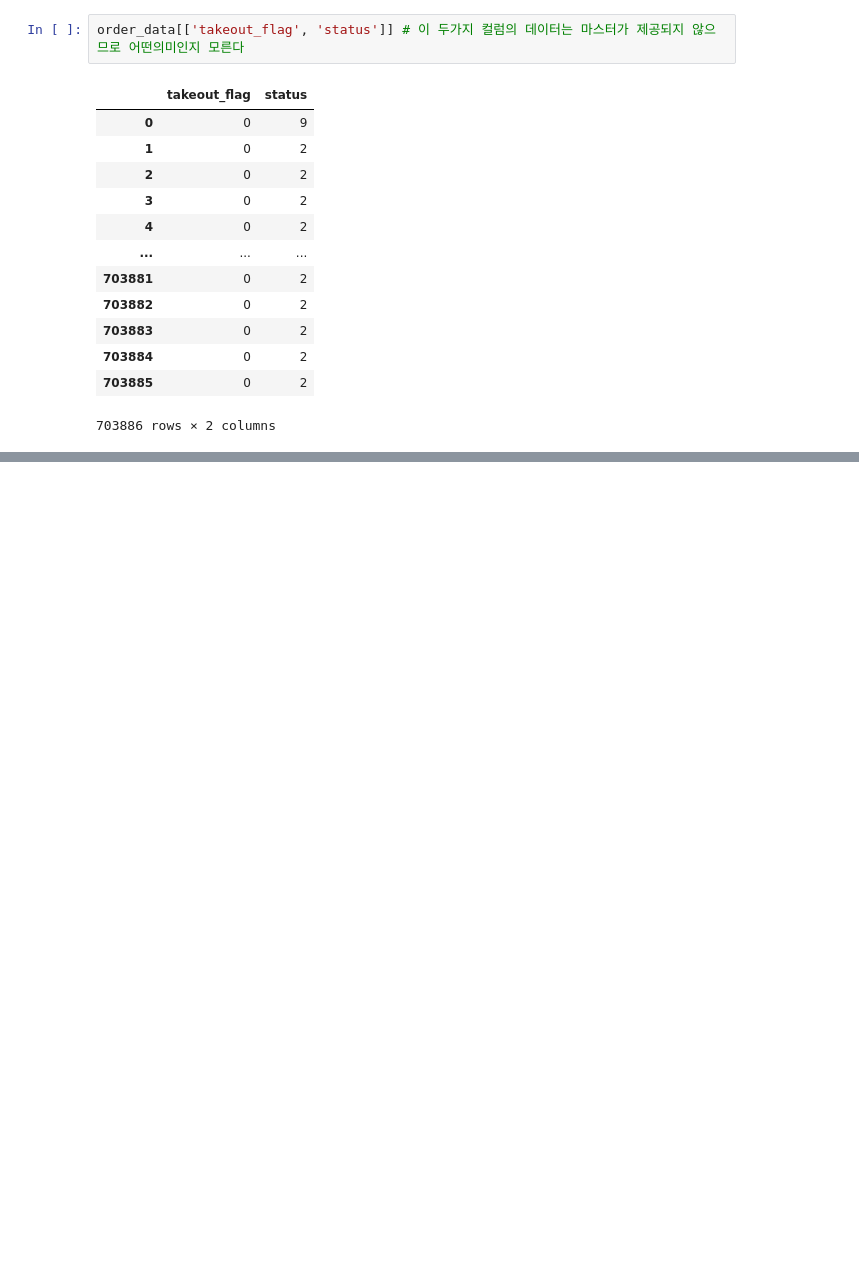
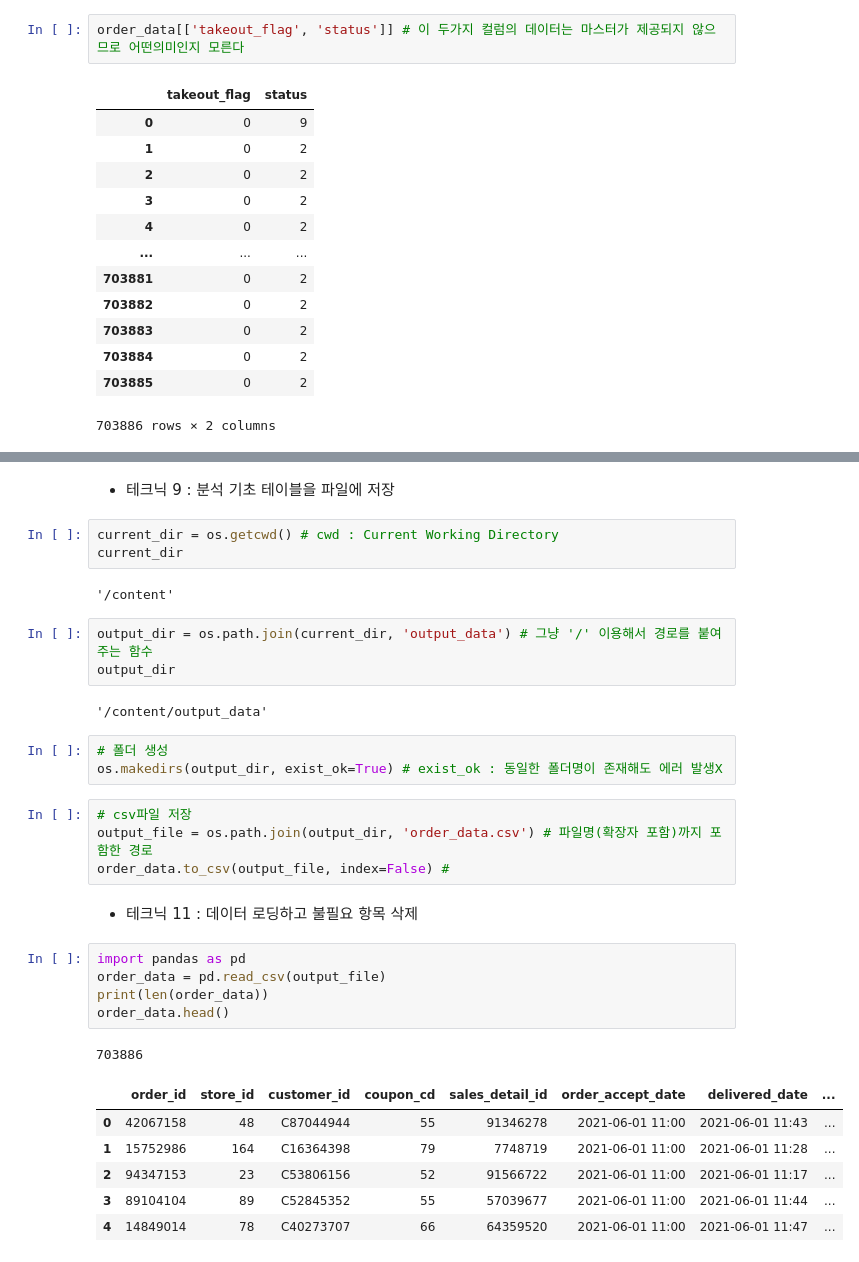
Before and after one commit to kiyong21c/PythonML, a Jupyter notebook: 20221110_Union.ipynb, the cells around one changed output, grey strips where cells are left out. Saved outputs shown, nothing was run; the diff lists cells and outputs as text; blank space fills up the shorter version.

```diff
--- a/20221110_Union.ipynb
+++ b/20221110_Union.ipynb
@@ -300,0 +335,34 @@ array([9, 2, 1])
+# %% [markdown]
+ - 테크닉 9 : 분석 기초 테이블을 파일에 저장
+# %%
+current_dir = os.getcwd() # cwd : Current Working Directory
+current_dir
+# %% [output]
+'/content'
+# %%
+output_dir = os.path.join(current_dir, 'output_data') # 그냥 '/' 이용해서 경로를 붙여주는 함수
+output_dir
+# %% [output]
+'/content/output_data'
+# %%
+# 폴더 생성
+os.makedirs(output_dir, exist_ok=True) # exist_ok : 동일한 폴더명이 존재해도 에러 발생X
+# %%
+# csv파일 저장
+output_file = os.path.join(output_dir, 'order_data.csv') # 파일명(확장자 포함)까지 포함한 경로
+order_data.to_csv(output_file, index=False) #
+# %% [markdown]
+ - 테크닉 11 : 데이터 로딩하고 불필요 항목 삭제
+# %%
+import pandas as pd
+order_data = pd.read_csv(output_file)
+print(len(order_data))
+order_data.head()
+# %% [output]
+703886
+|  | order_id | store_id | customer_id | coupon_cd | sales_detail_id | order_accept_date | delivered_date | ... |
+| 0 | 42067158 | 48 | C87044944 | 55 | 91346278 | 2021-06-01 11:00 | 2021-06-01 11:43 | ... |
+| 1 | 15752986 | 164 | C16364398 | 79 | 7748719 | 2021-06-01 11:00 | 2021-06-01 11:28 | ... |
+| 2 | 94347153 | 23 | C53806156 | 52 | 91566722 | 2021-06-01 11:00 | 2021-06-01 11:17 | ... |
+| 3 | 89104104 | 89 | C52845352 | 55 | 57039677 | 2021-06-01 11:00 | 2021-06-01 11:44 | ... |
+| 4 | 14849014 | 78 | C40273707 | 66 | 64359520 | 2021-06-01 11:00 | 2021-06-01 11:47 | ... |
```
Also changed, not shown: parts of 14 cells of this notebook.
